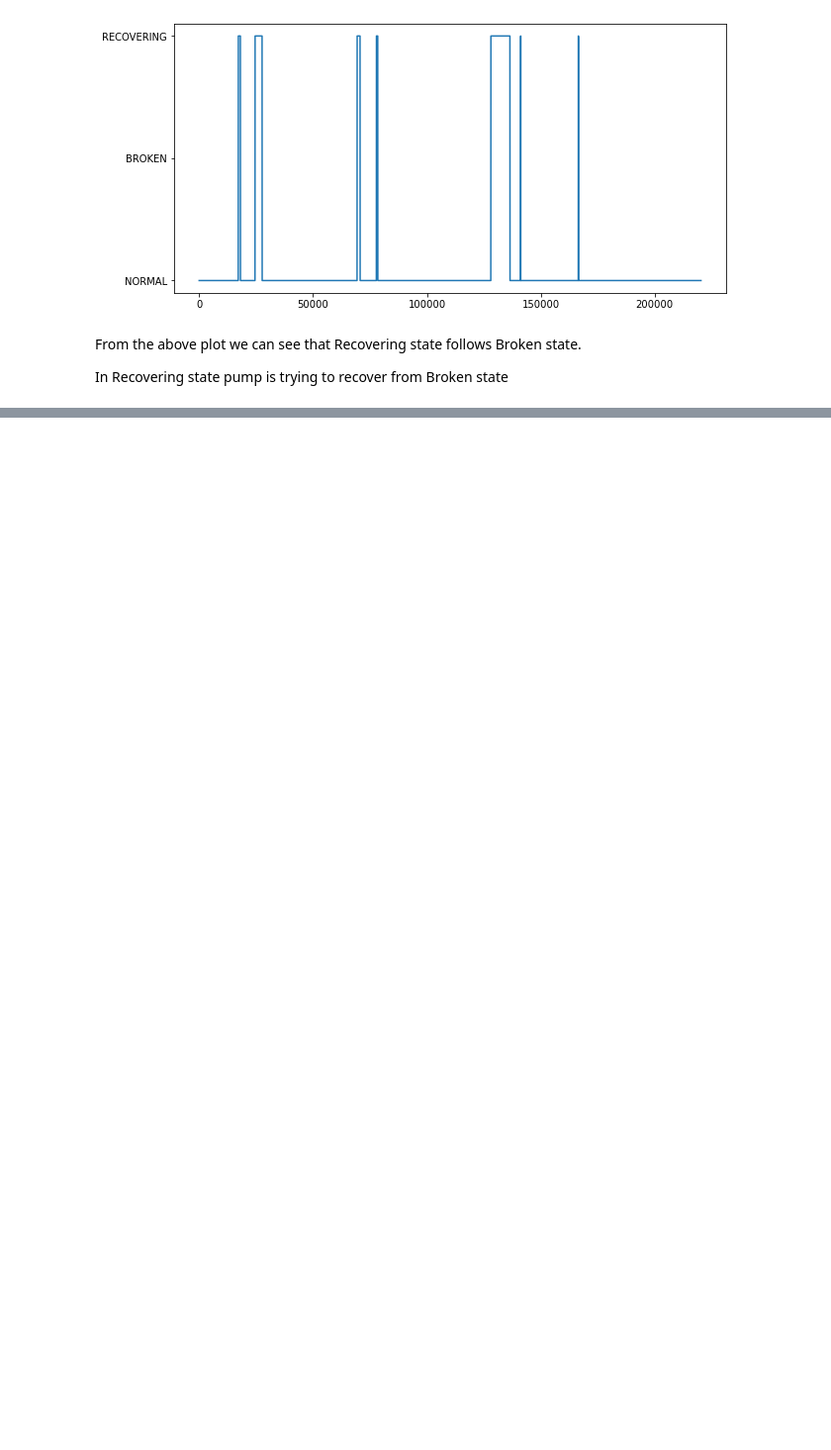
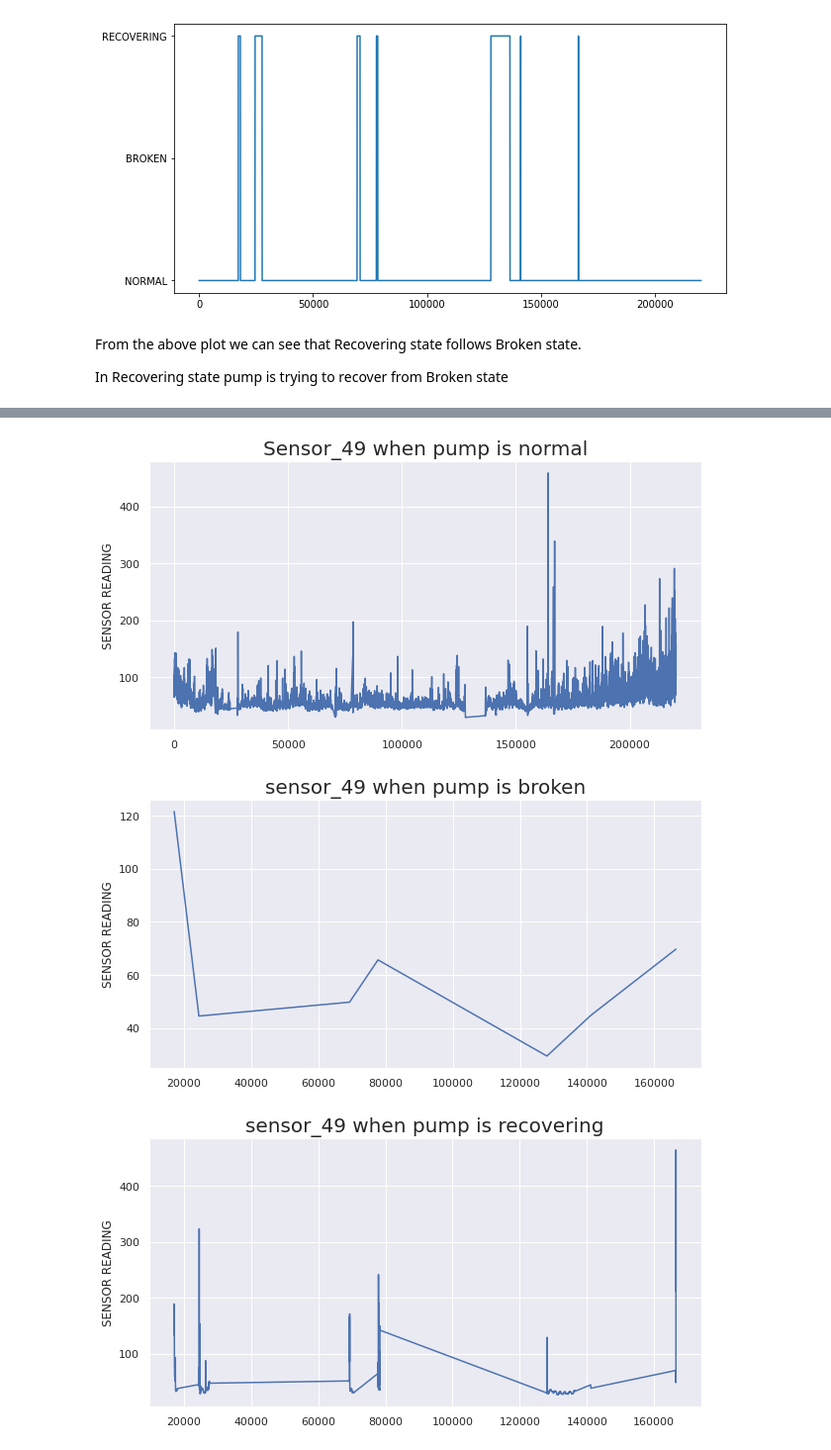
Before and after one commit to Syamkrishna123/Fault_detection_and_prediction_of_water_pump, a Jupyter notebook: pump_sensor_dataset.ipynb, the cells around one changed output, grey strips where cells are left out. Shown at 99% size. Drawn from its saved outputs; the diff is of its cells as text; code cells hidden in the pictures; blank space fills up the shorter version.

```diff
--- a/pump_sensor_dataset.ipynb
+++ b/pump_sensor_dataset.ipynb
@@ -198,0 +248,17 @@ plt.show()
+# %%
+plt.title('Sensor_49 when pump is normal',fontsize=20)
+plt.plot(df_normal['sensor_49'])
+plt.ylabel('SENSOR READING')
+plt.subplots(1,1)
+plt.title('sensor_49 when pump is broken',fontsize=20)
+plt.plot(df_broken['sensor_49'])
+plt.ylabel('SENSOR READING')
+plt.subplots(1,1)
+plt.title('sensor_49 when pump is recovering',fontsize=20)
+plt.ylabel('SENSOR READING')
+plt.plot(df_recover['sensor_49'])
+plt.show()
+# %% [output]
+[figure, added]
+[figure, added]
+[figure, added]
```
Also changed, not shown: parts of 27 cells of this notebook.
